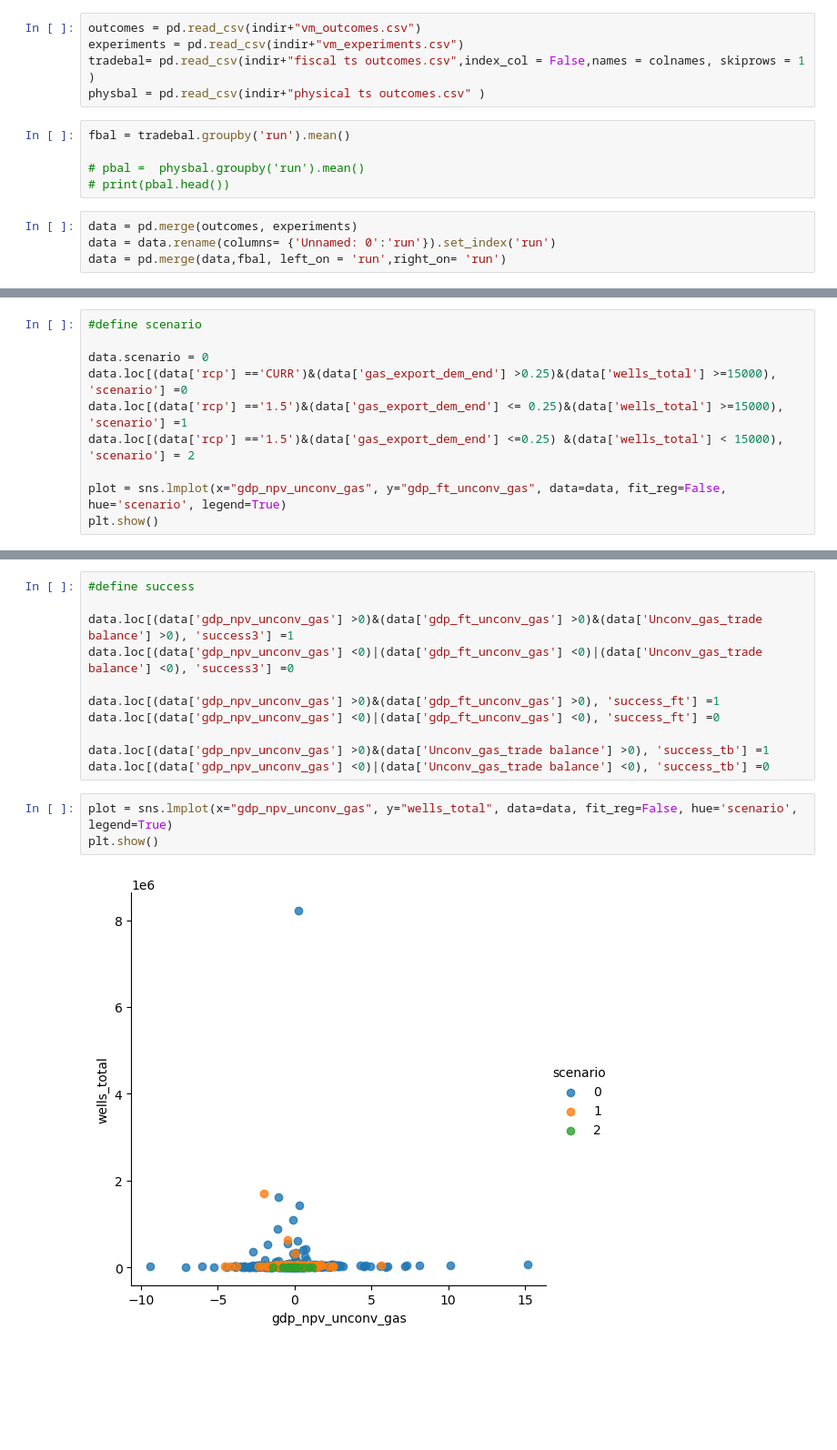
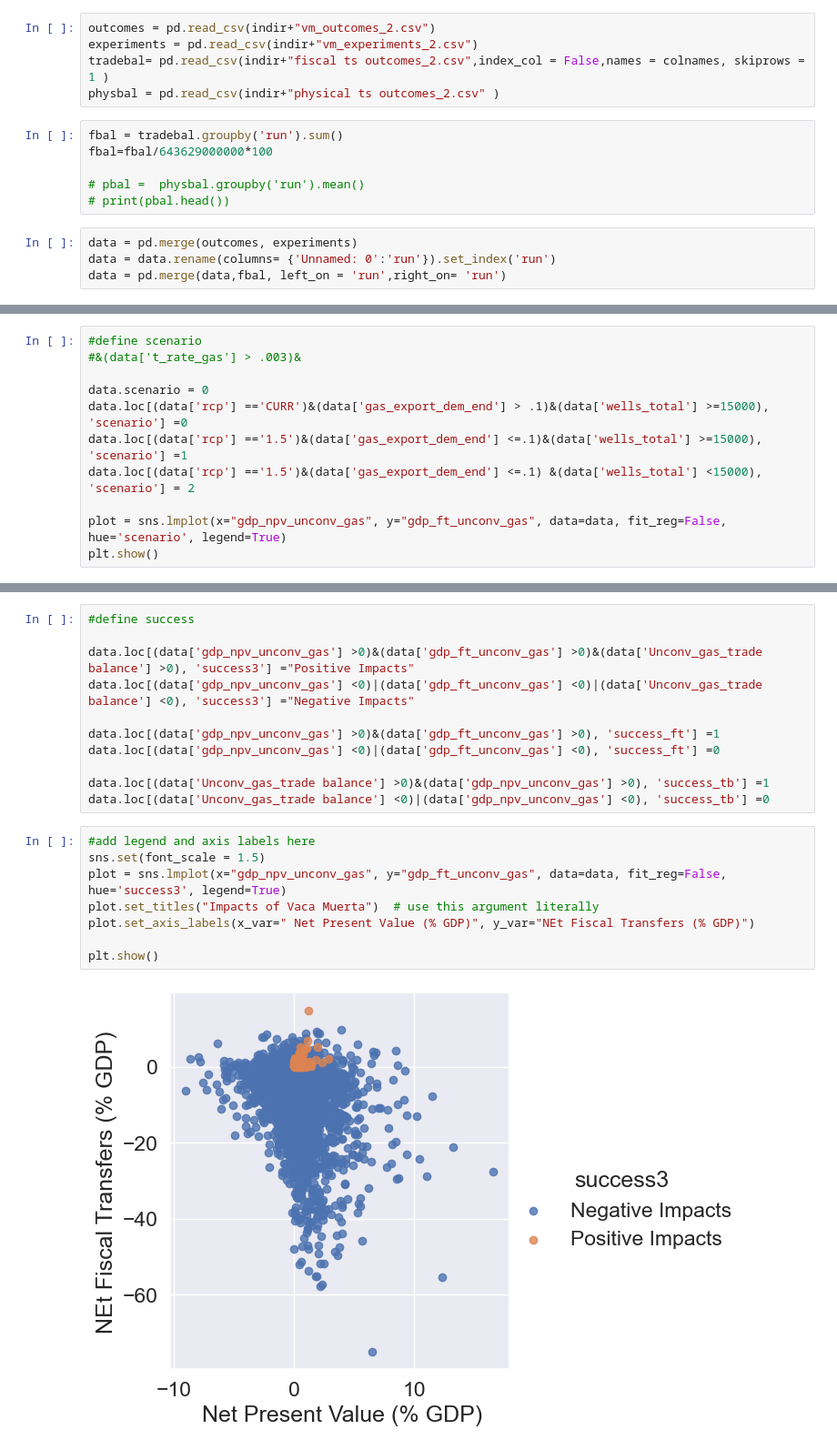
Before and after one commit to worldbank/Vacauerta, a Jupyter notebook: src/flipped.ipynb, the cells around one changed output, grey strips where cells are left out. Shown at 91% size. Drawn from its saved outputs; the diff is of its cells as text; blank space fills up the shorter version.

```diff
--- a/src/flipped.ipynb
+++ b/src/flipped.ipynb
@@ -41,12 +42,13 @@ colnames= ['year','run','Conv_gas_price','Unconv_gas_price','Conv_oil_price','Un
 'Conv_gas_starts','Unconv_gas_starts','Conv_oil_starts','Unconv_oil_starts',
 'Conv_gas_discount_factor','Unconv_gas_discount_factor','Conv_oil_discount_factor','Unconv_oil_discount_factor']
 # %%
-outcomes = pd.read_csv(indir+"vm_outcomes.csv")
-experiments = pd.read_csv(indir+"vm_experiments.csv")
-tradebal= pd.read_csv(indir+"fiscal ts outcomes.csv",index_col = False,names = colnames, skiprows = 1 )
-physbal = pd.read_csv(indir+"physical ts outcomes.csv" )
+outcomes = pd.read_csv(indir+"vm_outcomes_2.csv")
+experiments = pd.read_csv(indir+"vm_experiments_2.csv")
+tradebal= pd.read_csv(indir+"fiscal ts outcomes_2.csv",index_col = False,names = colnames, skiprows = 1 )
+physbal = pd.read_csv(indir+"physical ts outcomes_2.csv" )
 # %%
-fbal = tradebal.groupby('run').mean()
+fbal = tradebal.groupby('run').sum()
+fbal=fbal/643629000000*100
 
 # pbal =  physbal.groupby('run').mean()
 # print(pbal.head())
@@ -57,10 +71,11 @@ data = pd.merge(data,fbal, left_on = 'run',right_on= 'run')
 # %%
 #define scenario
+#&(data['t_rate_gas'] > .003)&
 
 data.scenario = 0
-data.loc[(data['rcp'] =='CURR')&(data['gas_export_dem_end'] >0.25)&(data['wells_total'] >=15000), 'scenario'] =0
-data.loc[(data['rcp'] =='1.5')&(data['gas_export_dem_end'] <= 0.25)&(data['wells_total'] >=15000), 'scenario'] =1
-data.loc[(data['rcp'] =='1.5')&(data['gas_export_dem_end'] <=0.25) &(data['wells_total'] < 15000), 'scenario'] = 2
+data.loc[(data['rcp'] =='CURR')&(data['gas_export_dem_end'] > .1)&(data['wells_total'] >=15000), 'scenario'] =0
+data.loc[(data['rcp'] =='1.5')&(data['gas_export_dem_end'] <=.1)&(data['wells_total'] >=15000), 'scenario'] =1
+data.loc[(data['rcp'] =='1.5')&(data['gas_export_dem_end'] <=.1) &(data['wells_total'] <15000), 'scenario'] = 2
 
 plot = sns.lmplot(x="gdp_npv_unconv_gas", y="gdp_ft_unconv_gas", data=data, fit_reg=False, hue='scenario', legend=True)
 plt.show()
@@ -74,16 +95,21 @@ plt.show()
 # %%
 #define success
 
-data.loc[(data['gdp_npv_unconv_gas'] >0)&(data['gdp_ft_unconv_gas'] >0)&(data['Unconv_gas_trade balance'] >0), 'success3'] =1
-data.loc[(data['gdp_npv_unconv_gas'] <0)|(data['gdp_ft_unconv_gas'] <0)|(data['Unconv_gas_trade balance'] <0), 'success3'] =0
+data.loc[(data['gdp_npv_unconv_gas'] >0)&(data['gdp_ft_unconv_gas'] >0)&(data['Unconv_gas_trade balance'] >0), 'success3'] ="Positive Impacts"
+data.loc[(data['gdp_npv_unconv_gas'] <0)|(data['gdp_ft_unconv_gas'] <0)|(data['Unconv_gas_trade balance'] <0), 'success3'] ="Negative Impacts"
 
 data.loc[(data['gdp_npv_unconv_gas'] >0)&(data['gdp_ft_unconv_gas'] >0), 'success_ft'] =1
 data.loc[(data['gdp_npv_unconv_gas'] <0)|(data['gdp_ft_unconv_gas'] <0), 'success_ft'] =0
 
-data.loc[(data['gdp_npv_unconv_gas'] >0)&(data['Unconv_gas_trade balance'] >0), 'success_tb'] =1
-data.loc[(data['gdp_npv_unconv_gas'] <0)|(data['Unconv_gas_trade balance'] <0), 'success_tb'] =0
+data.loc[(data['Unconv_gas_trade balance'] >0)&(data['gdp_npv_unconv_gas'] >0), 'success_tb'] =1
+data.loc[(data['Unconv_gas_trade balance'] <0)|(data['gdp_npv_unconv_gas'] <0), 'success_tb'] =0
 # %%
-plot = sns.lmplot(x="gdp_npv_unconv_gas", y="wells_total", data=data, fit_reg=False, hue='scenario', legend=True)
+#add legend and axis labels here
+sns.set(font_scale = 1.5)
+plot = sns.lmplot(x="gdp_npv_unconv_gas", y="gdp_ft_unconv_gas", data=data, fit_reg=False, hue='success3', legend=True)
+plot.set_titles("Impacts of Vaca Muerta")  # use this argument literally
+plot.set_axis_labels(x_var=" Net Present Value (% GDP)", y_var="NEt Fiscal Transfers (% GDP)")
+
 plt.show()
 # %% [output]
-[figure, old version]
+[figure, new version]
```
Also changed, not shown: parts of 82 cells of this notebook, 4 other files.
